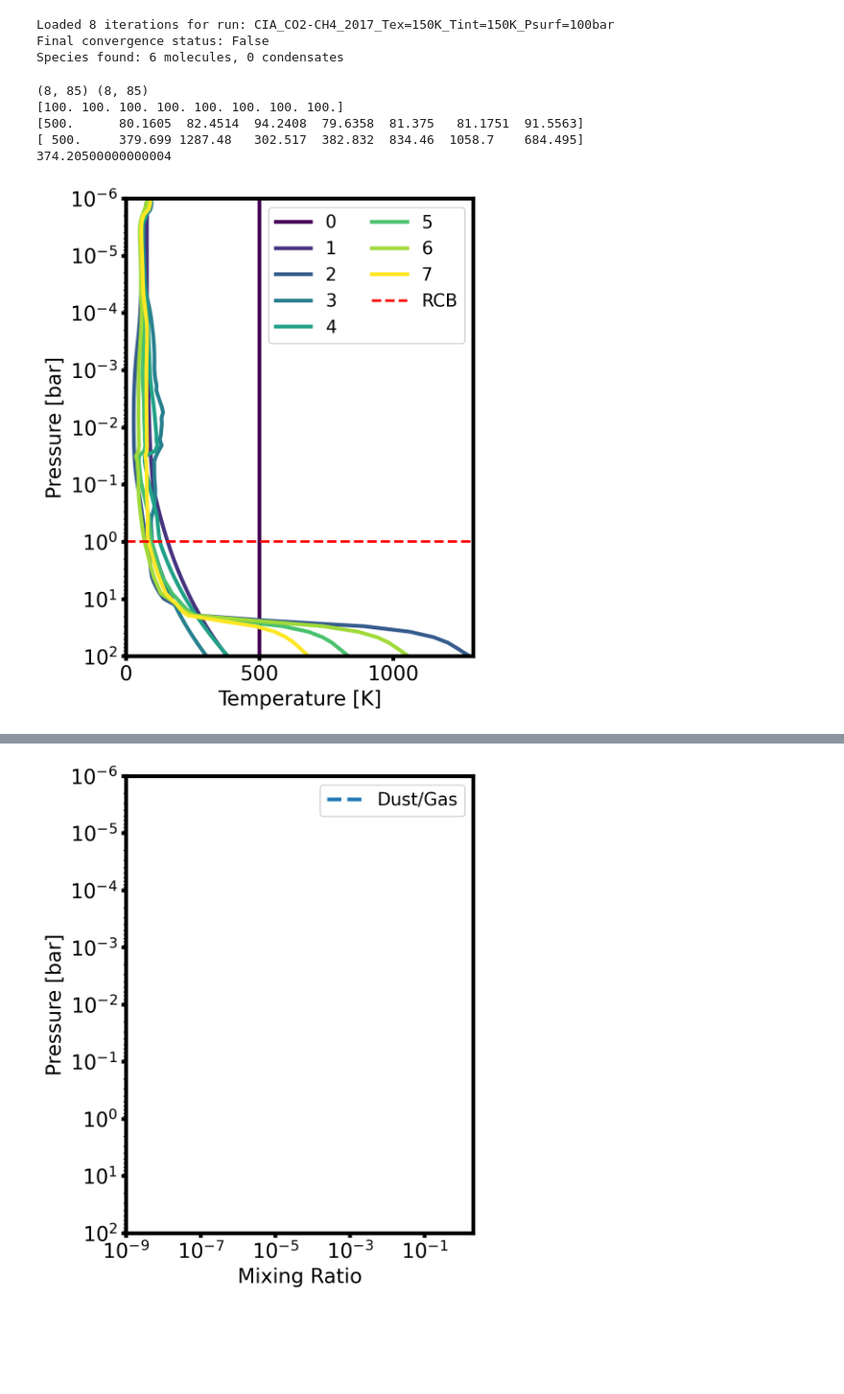
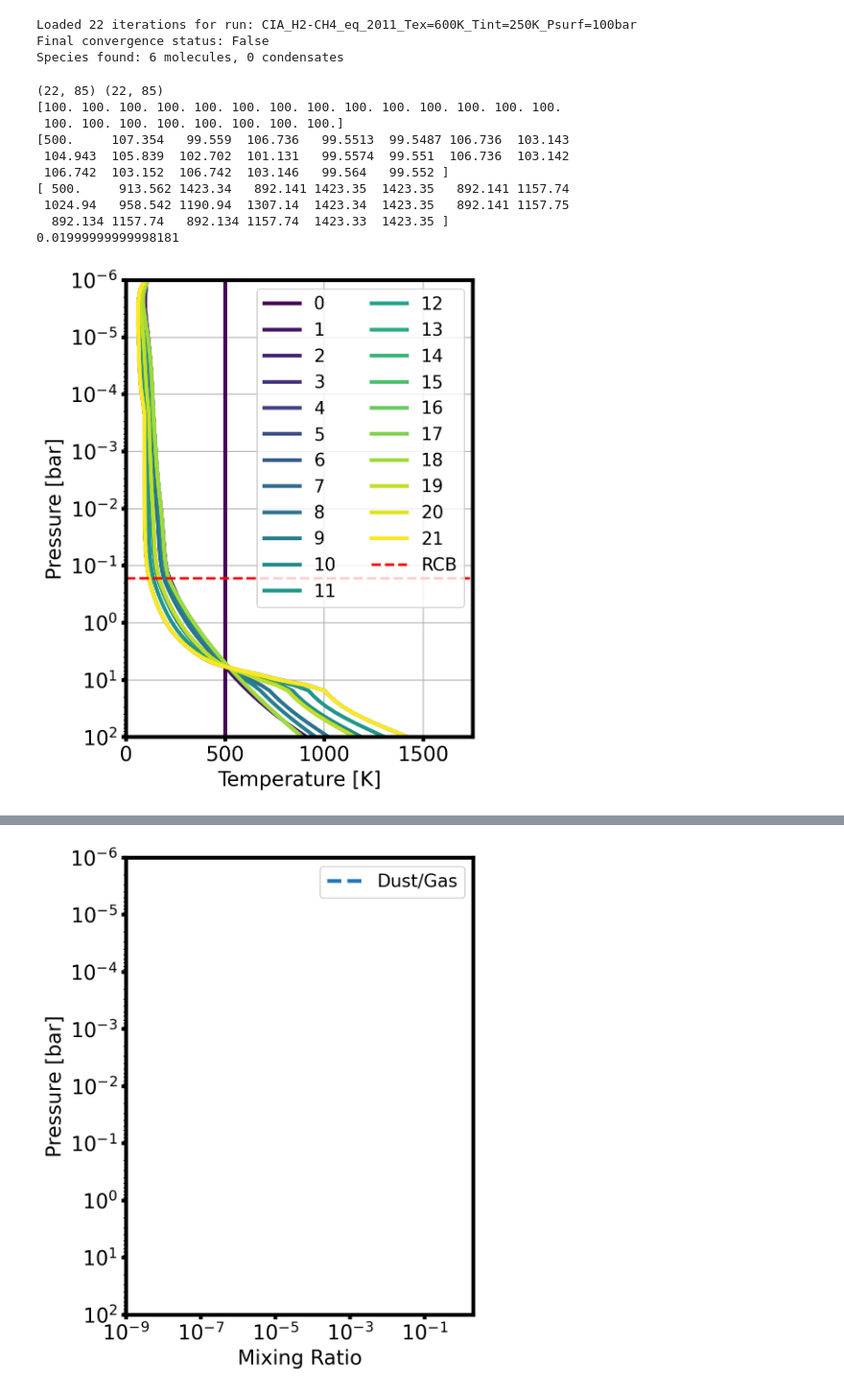
Before and after one commit to DavidDahlbudding/chelio, a Jupyter notebook: analyze/1_IndividualRun.ipynb, the cells around one changed output, grey strips where cells are left out. Shown at 96% size. Saved outputs shown, nothing was run; the diff lists cells and outputs as text; code cells hidden in the pictures; blank space fills up the shorter version.

```diff
--- a/analyze/1_IndividualRun.ipynb
+++ b/analyze/1_IndividualRun.ipynb
@@ -16,7 +16,7 @@ from mixfile_utils import p_sat
 # Load a single simulation run
 # All data loading, parsing, and iteration handling is done by ChelioRun.
 output_folder = "../output/CIA_comparison_HELIOS/"
-run_name = "CIA_CO2-CH4_2017_Tex=150K_Tint=150K_Psurf=100bar"
+run_name = "CIA_H2-CH4_eq_2011_Tex=600K_Tint=250K_Psurf=100bar"
 #run_name = "Earth_Tint=150K_Psurf=10bar_aH=1.0_aC=0.1_aO=0.01_aN=1.0"
 #run_name = "Earth_P0=1e8_Tint=50_CplusO=1e-2_CtoO=0.59"
 #run_name = "test"
@@ -30,7 +30,7 @@ print(f"Loaded {run.num_iterations_read} iterations for run: {run.run_name}")
 print(f"Final convergence status: {run.final_convergence_status}")
 print(f"Species found: {run.n_mol} molecules, {run.n_dust} condensates")
 # %% [output]
-Loaded 8 iterations for run: CIA_CO2-CH4_2017_Tex=150K_Tint=150K_Psurf=100bar
+Loaded 22 iterations for run: CIA_H2-CH4_eq_2011_Tex=600K_Tint=250K_Psurf=100bar
 Final convergence status: False
 Species found: 6 molecules, 0 condensates
 # %%
@@ -78,48 +78,56 @@ plot_all_iteration_profiles(
     legend = True
 )
 
-ax.set_xlim(0, 1300)
+ax.set_xlim(0, 1750)
+plt.grid()
 
 # Add the RCB line using the dedicated function
 plot_rcb_height(run, ax=ax, color='red', linestyle='--', linewidth=2, label='RCB')
 
 # set to max and min pressure
 ax.set_ylim(np.nanmax(run.pressures_bar), np.nanmin(run.pressures_bar))
-#ax.set_ylim(np.nanmax(run.pressures_bar), 1e0)
+#ax.set_ylim(np.nanmax(run.pressures_bar), 1e-2)
 ax.set_title(run.run_name.replace("_", ", "))
 
 # turn on preferred options
 #set_white(ax)
 increase_size(ax, linewidth=3, fontsize=16, legendcols=2, legendloc='upper right')
 ax.set_title('')
 plt.tight_layout()
 #plt.savefig(f"images/CIA_Paper/TPevolution_{run_name}.pdf", format="pdf", transparent=True)
 
 # insert the saturation vapor pressure of choice for reference
-#T_sample = np.linspace(0, 650, 100)
-#p_sat_sample = p_sat(T_sample, 'CO2')*1e-6 # convert from dyn/cm^2 to bar
-#ax.plot(T_sample, p_sat_sample, color='black', linestyle='--', linewidth=1, label='CO2 saturation pressure', zorder=0)
+# T_sample = np.linspace(0, 650, 100)
+# p_sat_sample = p_sat(T_sample, 'CO2')*1e-6 # convert from dyn/cm^2 to bar
+# ax.plot(T_sample, p_sat_sample, color='black', linestyle='--', linewidth=2, label='CO2 saturation pressure', zorder=0)
+# p_sat_sample = p_sat(T_sample, 'CH4')*1e-6 # convert from dyn/cm^2 to bar
+# ax.plot(T_sample, p_sat_sample, color='grey', linestyle='--', linewidth=2, label='CH4 saturation pressure', zorder=0)
 
 if False:
     t_min = float(np.nanmin(run.temperatures_K[-1,:])) * 0.9
     t_max = float(np.nanmax(run.temperatures_K[-1,:])) * 1.1
     if not np.isfinite(t_min) or not np.isfinite(t_max):
         raise ValueError("Temperature profile contains non-finite values")
     if t_max < t_min:
         t_min, t_max = t_max, t_min
     n_intervals = int(np.ceil(max(t_max - t_min, 0.0) / 20))
     n_intervals = max(n_intervals, 1)
     t_grid = np.linspace(t_min, t_max, n_intervals + 1)
     plt.vlines(t_grid, np.nanmin(run.pressures_bar), np.nanmax(run.pressures_bar), colors='gray', linewidth=0.5)
     plt.hlines(run.pressures_bar[-1,:], t_min, t_max, colors='gray', linewidth=0.5)
 
 plt.show()
 # %% [output]
-(8, 85) (8, 85)
-[100. 100. 100. 100. 100. 100. 100. 100.]
-[500.      80.1605  82.4514  94.2408  79.6358  81.375   81.1751  91.5563]
-[ 500.     379.699 1287.48   302.517  382.832  834.46  1058.7    684.495]
-374.20500000000004
+(22, 85) (22, 85)
+[100. 100. 100. 100. 100. 100. 100. 100. 100. 100. 100. 100. 100. 100.
+ 100. 100. 100. 100. 100. 100. 100. 100.]
+[500.     107.354   99.559  106.736   99.5513  99.5487 106.736  103.143
+ 104.943  105.839  102.702  101.131   99.5574  99.551  106.736  103.142
+ 106.742  103.152  106.742  103.146   99.564   99.552 ]
+[ 500.     913.562 1423.34   892.141 1423.35  1423.35   892.141 1157.74
+ 1024.94   958.542 1190.94  1307.14  1423.34  1423.35   892.141 1157.75
+  892.134 1157.74   892.134 1157.74  1423.33  1423.35 ]
+0.01999999999998181
-[figure, old version]
+[figure, new version]
 # %%
 # Plot molecular mixing ratios for the final converged step
```
Also changed, not shown: parts of 10 cells of this notebook, 2 other files.
